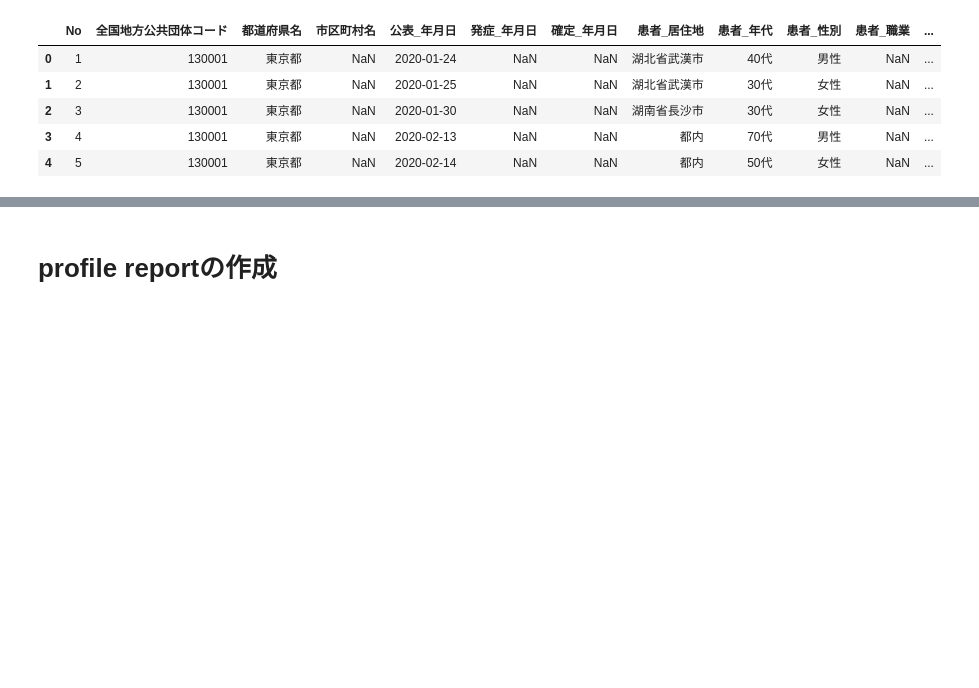
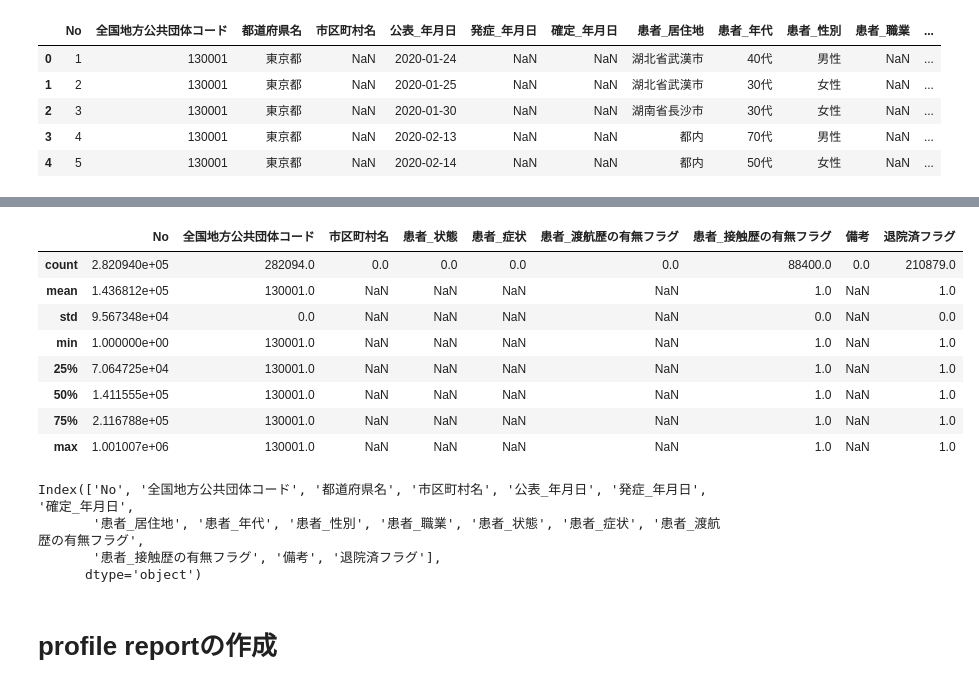
Before and after one commit to k16kgw/covid19, a Jupyter notebook: tokyo/analysis.ipynb, the cells around one changed output, grey strips where cells are left out. Cells and saved outputs as stored; diff of their text form; code cells hidden in the pictures; blank space fills up the shorter version.

```diff
--- a/tokyo/analysis.ipynb
+++ b/tokyo/analysis.ipynb
@@ -31,3 +31,22 @@ df.tail()
+# %%
+df.describe()
+# %% [output]
+|  | No | 全国地方公共団体コード | 市区町村名 | 患者_状態 | 患者_症状 | 患者_渡航歴の有無フラグ | 患者_接触歴の有無フラグ | 備考 | 退院済フラグ |
+| count | 2.820940e+05 | 282094.0 | 0.0 | 0.0 | 0.0 | 0.0 | 88400.0 | 0.0 | 210879.0 |
+| mean | 1.436812e+05 | 130001.0 | NaN | NaN | NaN | NaN | 1.0 | NaN | 1.0 |
+| std | 9.567348e+04 | 0.0 | NaN | NaN | NaN | NaN | 0.0 | NaN | 0.0 |
+| min | 1.000000e+00 | 130001.0 | NaN | NaN | NaN | NaN | 1.0 | NaN | 1.0 |
+| 25% | 7.064725e+04 | 130001.0 | NaN | NaN | NaN | NaN | 1.0 | NaN | 1.0 |
+| 50% | 1.411555e+05 | 130001.0 | NaN | NaN | NaN | NaN | 1.0 | NaN | 1.0 |
+| 75% | 2.116788e+05 | 130001.0 | NaN | NaN | NaN | NaN | 1.0 | NaN | 1.0 |
+| max | 1.001007e+06 | 130001.0 | NaN | NaN | NaN | NaN | 1.0 | NaN | 1.0 |
+# %%
+df.columns
+# %% [output]
+Index(['No', '全国地方公共団体コード', '都道府県名', '市区町村名', '公表_年月日', '発症_年月日', '確定_年月日',
+       '患者_居住地', '患者_年代', '患者_性別', '患者_職業', '患者_状態', '患者_症状', '患者_渡航歴の有無フラグ',
+       '患者_接触歴の有無フラグ', '備考', '退院済フラグ'],
+      dtype='object')
 # %% [markdown]
 # profile reportの作成
 # %%
```
Also changed, not shown: parts of 6 cells of this notebook, 2 other files.
